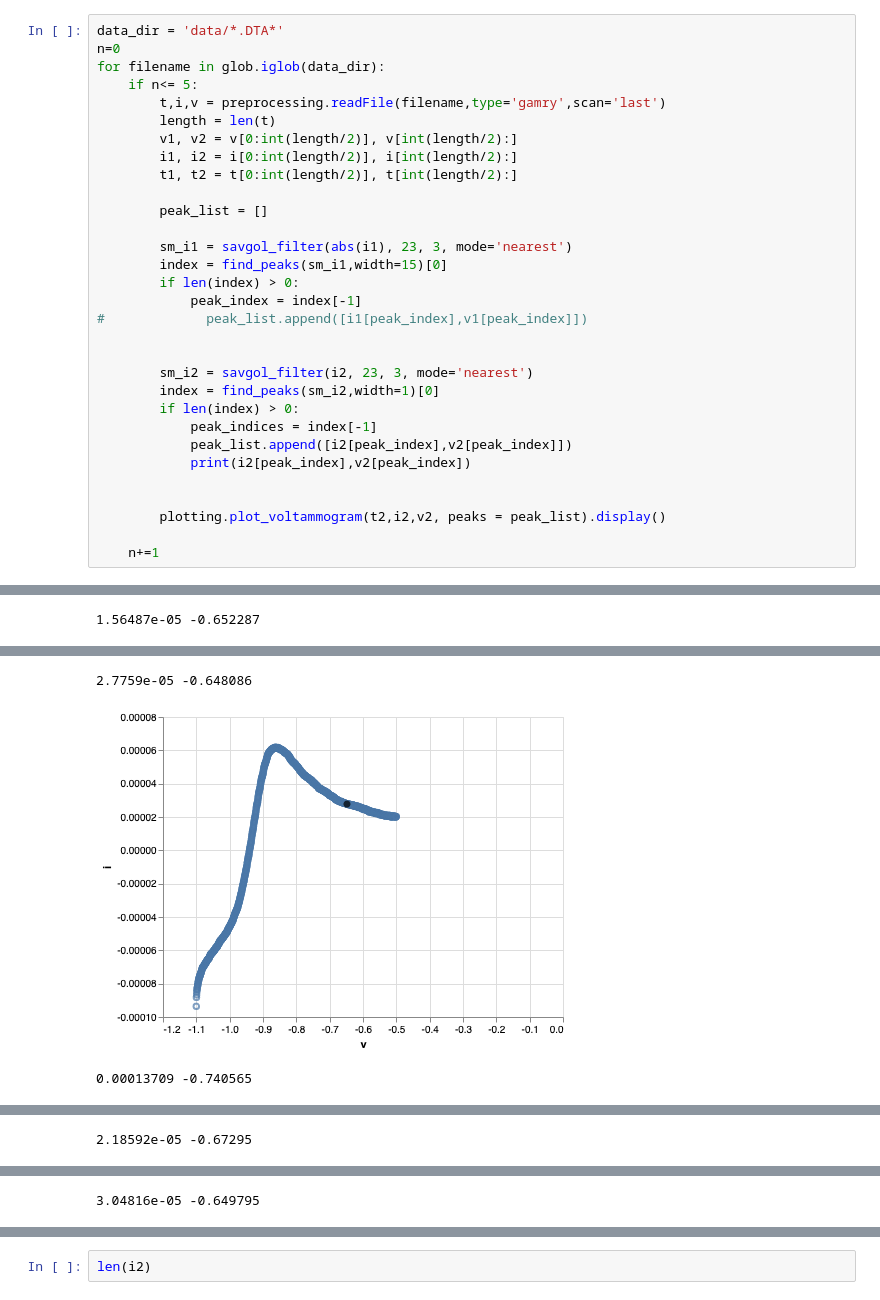
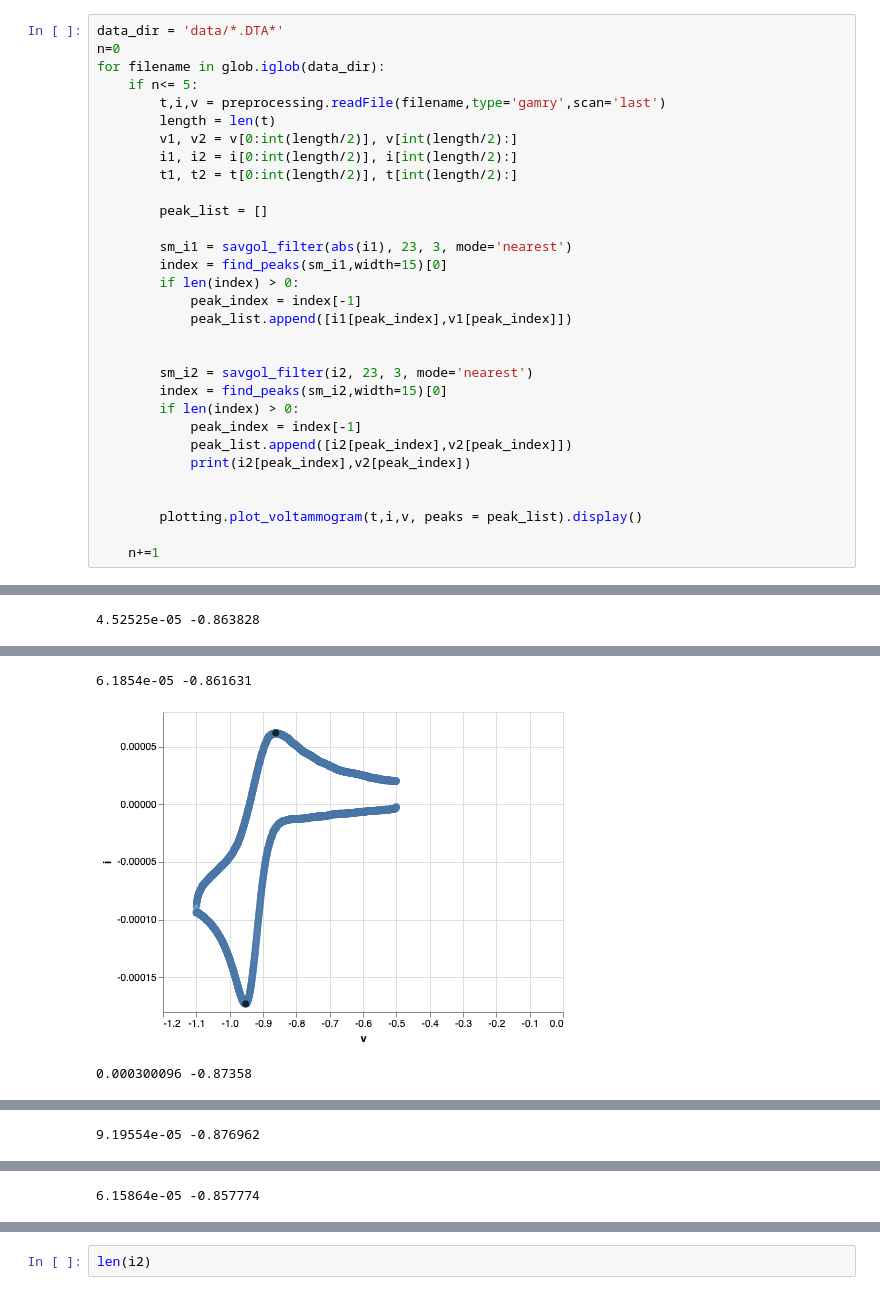
Before and after one commit to kirkpsmith/voltammetry.py, a Jupyter notebook: kirk.ipynb, the cells around one changed output, grey strips where cells are left out. Drawn from its saved outputs; the diff is of its cells as text.

Commit message:
tried peakfinding with scipy.find_peaks

```diff
--- a/kirk.ipynb
+++ b/kirk.ipynb
@@ -21,18 +21,18 @@ for filename in glob.iglob(data_dir):
         index = find_peaks(sm_i1,width=15)[0]
         if len(index) > 0:
             peak_index = index[-1]
-#             peak_list.append([i1[peak_index],v1[peak_index]])
+            peak_list.append([i1[peak_index],v1[peak_index]])
 
 
         sm_i2 = savgol_filter(i2, 23, 3, mode='nearest')
-        index = find_peaks(sm_i2,width=1)[0]
+        index = find_peaks(sm_i2,width=15)[0]
         if len(index) > 0:
-            peak_indices = index[-1]
+            peak_index = index[-1]
             peak_list.append([i2[peak_index],v2[peak_index]])
             print(i2[peak_index],v2[peak_index])
 
 
-        plotting.plot_voltammogram(t2,i2,v2, peaks = peak_list).display()
+        plotting.plot_voltammogram(t,i,v, peaks = peak_list).display()
 
     n+=1
 # %% [output]
@@ -40 +40 @@ for filename in glob.iglob(data_dir):
-1.56487e-05 -0.652287
+4.52525e-05 -0.863828
@@ -42,3 +42,3 @@ for filename in glob.iglob(data_dir):
-2.7759e-05 -0.648086
+6.1854e-05 -0.861631
-[figure, old version]
+[figure, new version]
-0.00013709 -0.740565
+0.000300096 -0.87358
@@ -46 +46 @@ for filename in glob.iglob(data_dir):
-2.18592e-05 -0.67295
+9.19554e-05 -0.876962
@@ -48 +48 @@ for filename in glob.iglob(data_dir):
-3.04816e-05 -0.649795
+6.15864e-05 -0.857774
```
Also changed, not shown: parts of 4 cells of this notebook.
